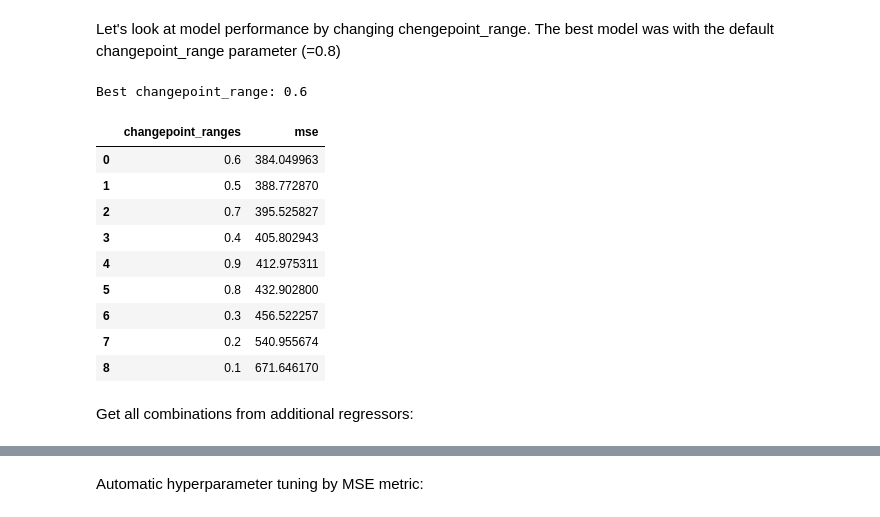
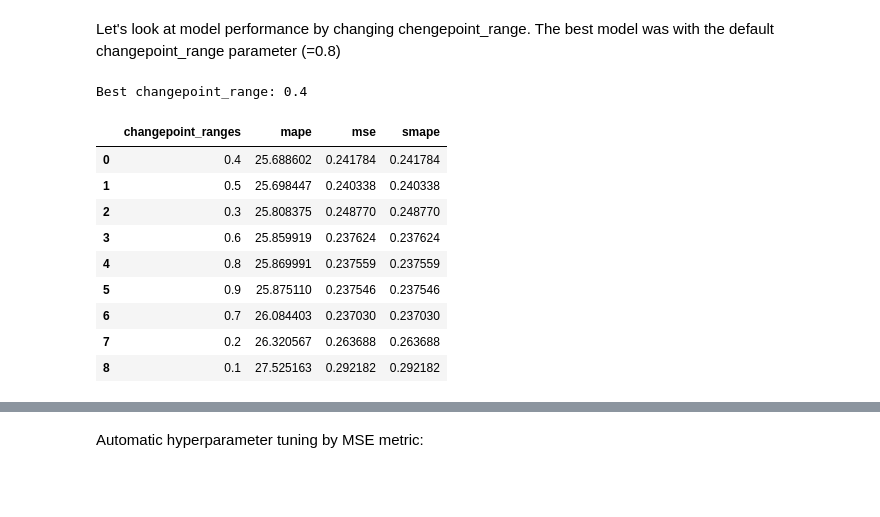
Before and after one commit to OkoksNeDam/geoinformation-data-forecasting, a Jupyter notebook: prophet.ipynb, the cells around one changed output, grey strips where cells are left out. Cells and saved outputs as stored; diff of their text form; code cells hidden in the pictures; blank space fills up the shorter version.

```diff
--- a/prophet.ipynb
+++ b/prophet.ipynb
@@ -242,0 +256,8 @@ df_test.y = scaler.transform(np.array(df_test.y).reshape(-1, 1)).T[0]
+# %%
+def from_etna_to_pandas(ts_etna):
+    df_cleaned = ts_etna.to_pandas()
+    df_cleaned.columns = [' '.join(col).strip() for col in df_cleaned.columns.values]
+    df_cleaned.reset_index(inplace=True)
+    df_cleaned = df_cleaned.rename(columns={"main target": "target"})
+    df_cleaned = df_cleaned.rename(columns={"timestamp": "ds", "target": "y"})
+    return df_cleaned
@@ -242,0 +314,4 @@ df_test.y = scaler.transform(np.array(df_test.y).reshape(-1, 1)).T[0]
+# %%
+ts_etna = TSDataset(df_etna, freq="H")
+anomaly_dict = get_anomalies_median(ts_etna, **best_params)
+plot_anomalies(ts_etna, anomaly_dict)
@@ -252,0 +322,4 @@ KeyboardInterrupt: ignored
+# %%
+outliers_remover = MedianOutliersTransform(in_column="target", window_size=100, alpha=1)
+ts_etna.fit_transform([outliers_remover])
+df_train = from_etna_to_pandas(ts_etna)
@@ -252,0 +332,6 @@ KeyboardInterrupt: ignored
+# %%
+m = Prophet()
+m.fit(df_train.reset_index())
+mse, mape, smape, actuals, predictions = evaluate_model(m, df_val)
+
+print(f'mse: {mse}, mape: {mape}, smape: {smape}')
@@ -291,33 +377,32 @@ mse: 0.2803635319458515, mape: 23.622650399497562, smape: 16.895259936033018
 # %% [markdown]
 Let's look at model performance by changing chengepoint_range. The best model was with the default changepoint_range parameter (=0.8)
 # %%
-mses = []
+metrics = {"mape":[], "mse":[], "smape":[]}
 crs = [0.1, 0.2, 0.3, 0.4, 0.5, 0.6, 0.7, 0.8, 0.9]
 
 for cr in tqdm(crs, position=0, leave=True):
-    baseline_model = Prophet(changepoint_range=cr)
-    baseline_model.fit(df_train)
+    m = Prophet(changepoint_range=cr)
+    m.fit(df_train)
 
-    baseline_model_cv = cross_validation(baseline_model, initial='1095 days', period='365 days', horizon='365 days', disable_tqdm=True)
-    baseline_model_p = performance_metrics(baseline_model_cv, rolling_window=1)
-    mses.append(baseline_model_p['mse'].values[0])
+    mse, mape, smape, _, _ = evaluate_model(m, df_val)
+    metrics['mse'] += [mse]
+    metrics['mape'] += [mape]
+    metrics['smape'] += [smape]
 
 
-print(f"Best changepoint_range: {crs[np.argmin(mses)]}")
+print(f"\nBest changepoint_range: {crs[np.argmin(metrics['mape'])]}")
 chose_changepoint_range_results = pd.DataFrame({"changepoint_ranges": crs})
-chose_changepoint_range_results['mse'] = mses
-chose_changepoint_range_results.sort_values("mse").reset_index(drop=True)
+chose_changepoint_range_results = chose_changepoint_range_results.join(pd.DataFrame.from_dict(metrics))
+chose_changepoint_range_results.sort_values("mape").reset_index(drop=True)
 # %% [output]
-Best changepoint_range: 0.6
+Best changepoint_range: 0.4
-|  | changepoint_ranges | mse |
-| 0 | 0.6 | 384.049963 |
-| 1 | 0.5 | 388.772870 |
-| 2 | 0.7 | 395.525827 |
-| 3 | 0.4 | 405.802943 |
-| 4 | 0.9 | 412.975311 |
-| 5 | 0.8 | 432.902800 |
-| 6 | 0.3 | 456.522257 |
-| 7 | 0.2 | 540.955674 |
-| 8 | 0.1 | 671.646170 |
+|  | changepoint_ranges | mape | mse | smape |
+| 0 | 0.4 | 25.688602 | 0.241784 | 0.241784 |
+| 1 | 0.5 | 25.698447 | 0.240338 | 0.240338 |
+| 2 | 0.3 | 25.808375 | 0.248770 | 0.248770 |
+| 3 | 0.6 | 25.859919 | 0.237624 | 0.237624 |
+| 4 | 0.8 | 25.869991 | 0.237559 | 0.237559 |
+| 5 | 0.9 | 25.875110 | 0.237546 | 0.237546 |
+| 6 | 0.7 | 26.084403 | 0.237030 | 0.237030 |
+| 7 | 0.2 | 26.320567 | 0.263688 | 0.263688 |
+| 8 | 0.1 | 27.525163 | 0.292182 | 0.292182 |
-# %% [markdown]
-Get all combinations from additional regressors:
```
Also changed, not shown: parts of 36 cells of this notebook.
